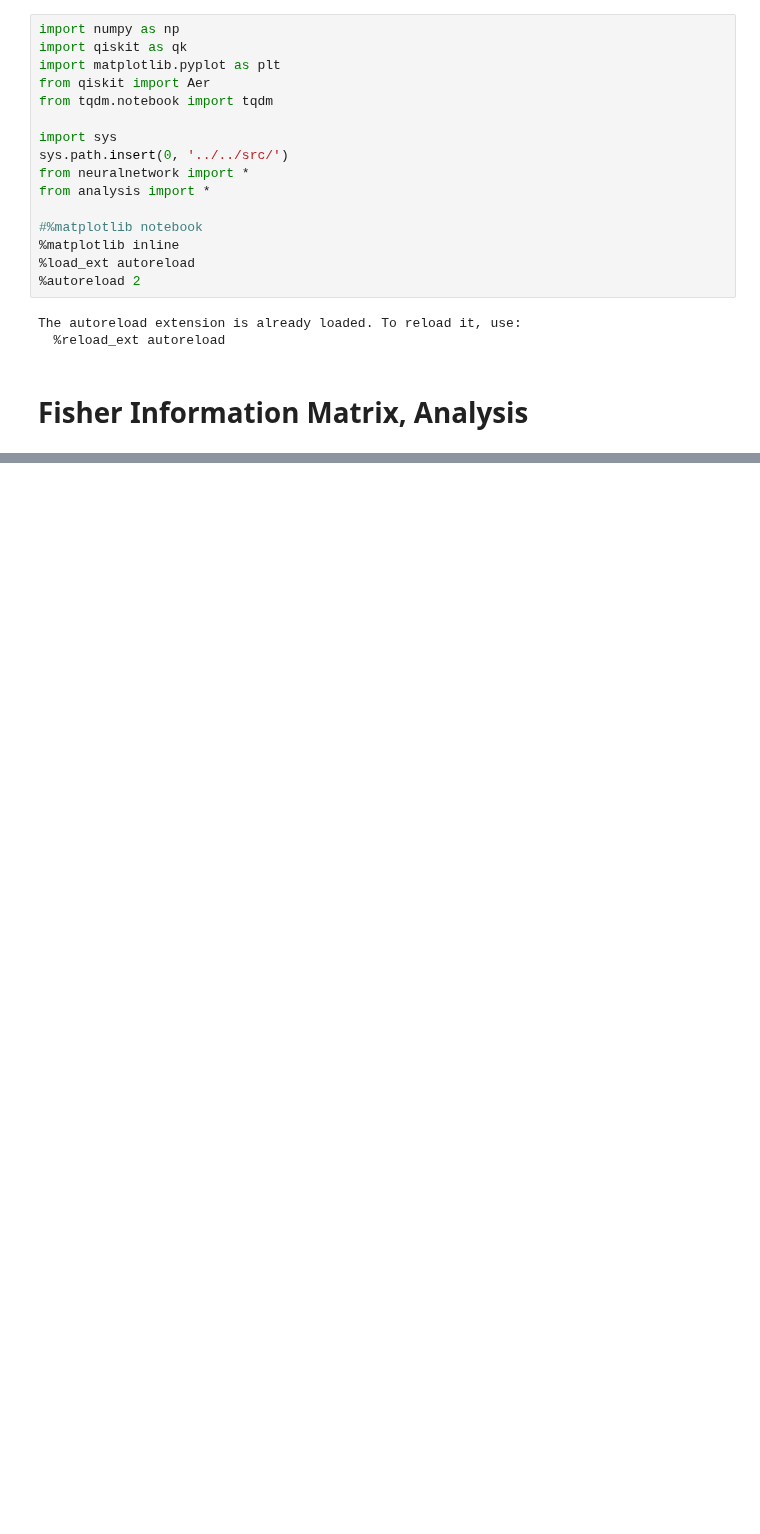
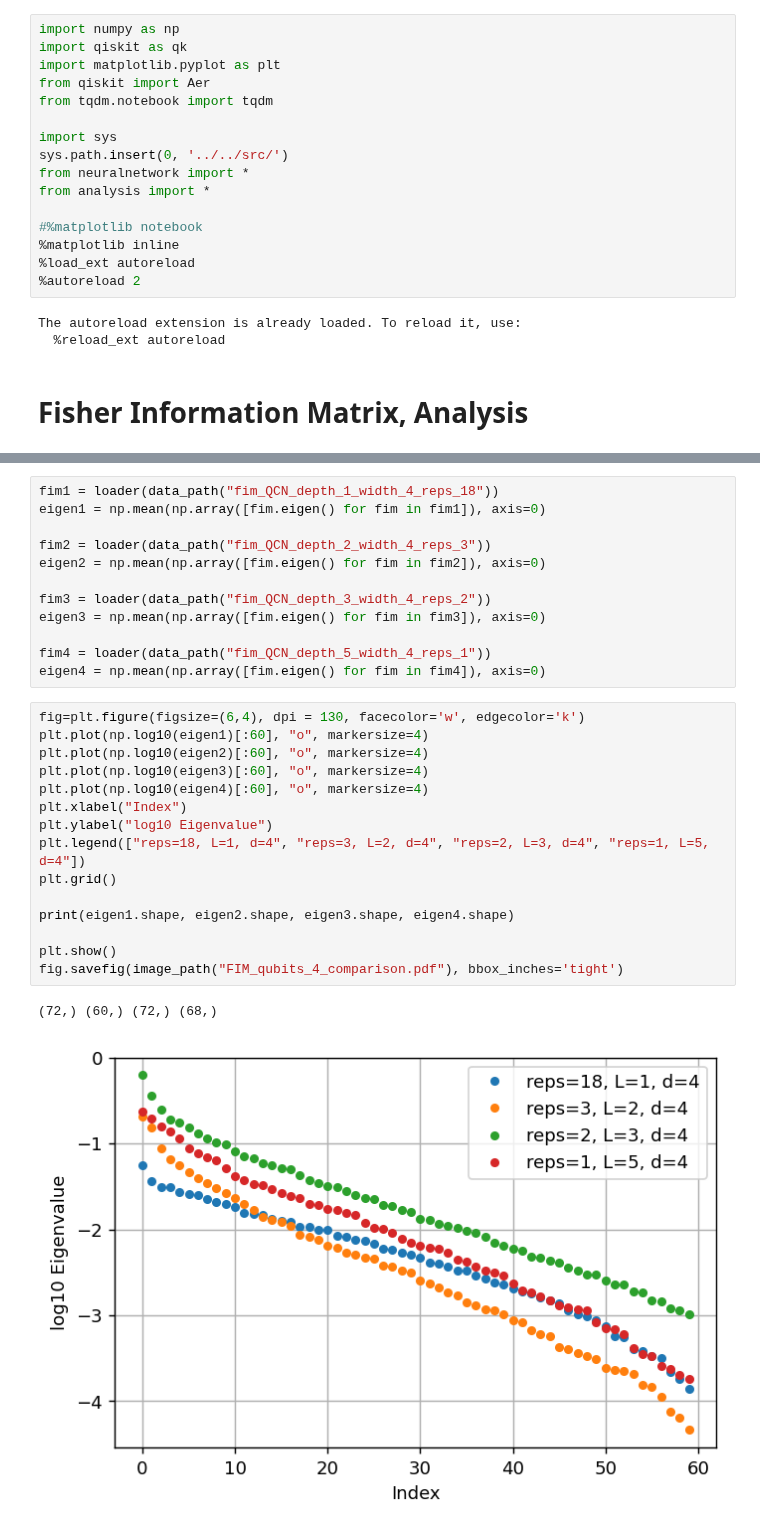
Before and after one commit to KristianWold/Master-Thesis, a Jupyter notebook: notebooks/analysis/Fisher Information Matrix.ipynb, the cells around one changed output, grey strips where cells are left out. Cells and saved outputs as stored; diff of their text form; blank space fills up the shorter version.

```diff
--- a/notebooks/analysis/Fisher Information Matrix.ipynb
+++ b/notebooks/analysis/Fisher Information Matrix.ipynb
@@ -44,0 +50,30 @@ fig.savefig(image_path("FIM_qubits_4.pdf"), bbox_inches='tight')
+# %%
+fim1 = loader(data_path("fim_QCN_depth_1_width_4_reps_18"))
+eigen1 = np.mean(np.array([fim.eigen() for fim in fim1]), axis=0)
+
+fim2 = loader(data_path("fim_QCN_depth_2_width_4_reps_3"))
+eigen2 = np.mean(np.array([fim.eigen() for fim in fim2]), axis=0)
+
+fim3 = loader(data_path("fim_QCN_depth_3_width_4_reps_2"))
+eigen3 = np.mean(np.array([fim.eigen() for fim in fim3]), axis=0)
+
+fim4 = loader(data_path("fim_QCN_depth_5_width_4_reps_1"))
+eigen4 = np.mean(np.array([fim.eigen() for fim in fim4]), axis=0)
+# %%
+fig=plt.figure(figsize=(6,4), dpi = 130, facecolor='w', edgecolor='k')
+plt.plot(np.log10(eigen1)[:60], "o", markersize=4)
+plt.plot(np.log10(eigen2)[:60], "o", markersize=4)
+plt.plot(np.log10(eigen3)[:60], "o", markersize=4)
+plt.plot(np.log10(eigen4)[:60], "o", markersize=4)
+plt.xlabel("Index")
+plt.ylabel("log10 Eigenvalue")
+plt.legend(["reps=18, L=1, d=4", "reps=3, L=2, d=4", "reps=2, L=3, d=4", "reps=1, L=5, d=4"])
+plt.grid()
+
+print(eigen1.shape, eigen2.shape, eigen3.shape, eigen4.shape)
+
+plt.show()
+fig.savefig(image_path("FIM_qubits_4_comparison.pdf"), bbox_inches='tight')
+# %% [output]
+(72,) (60,) (72,) (68,)
+[figure, added]
```
Also changed, not shown: parts of 19 cells of this notebook, 28 other files.
